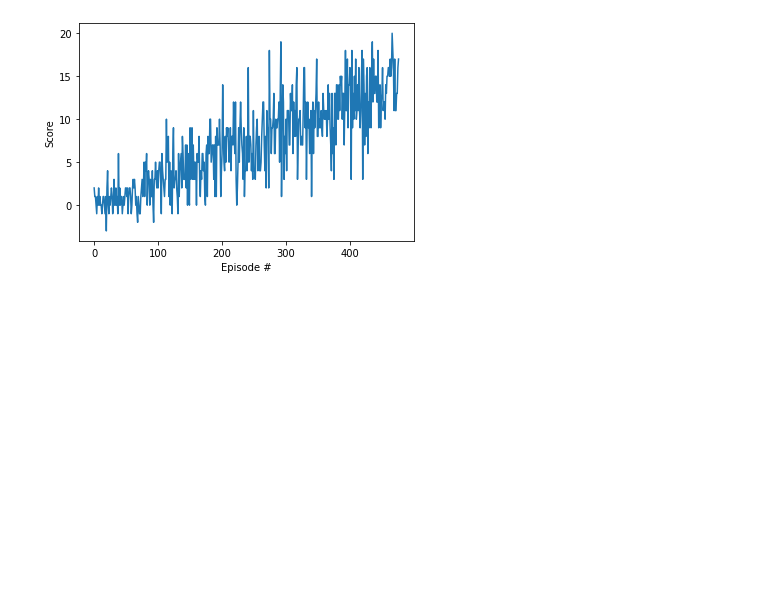
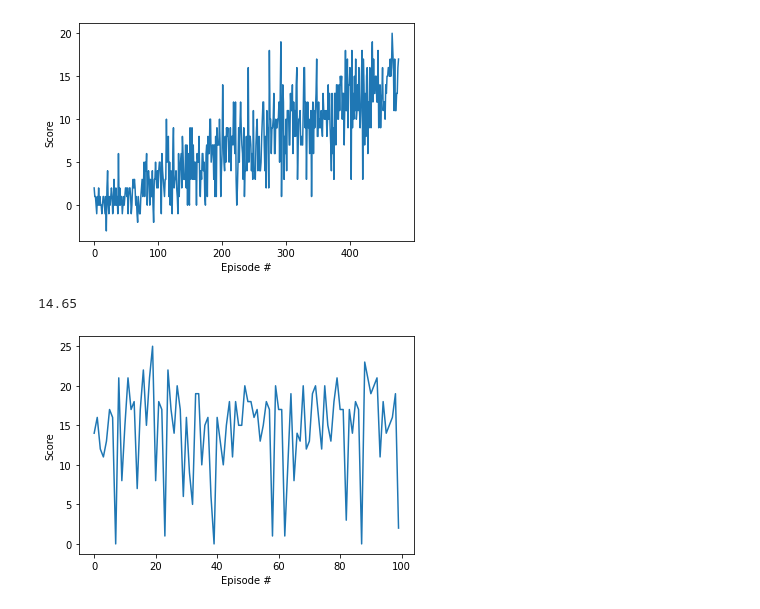
Before and after one commit to c-schrade/Udacity-Navigation-Project, a Jupyter notebook: Navigation.ipynb, the cells around one changed output. Cells and saved outputs as stored; diff of their text form; code cells hidden in the pictures; blank space fills up the shorter version.

Commit message:
feat: Test the trained agent
The trained agent is tested in the Banana environment and the scores,
that are achieved in every episodes, are plotted.

```diff
--- a/Navigation.ipynb
+++ b/Navigation.ipynb
@@ -403,3 +403,41 @@ plt.xlabel('Episode #')
 plt.show()
 # %% [output]
 [figure]
+# %%
+# Test the trained agent for 100 episodes
+scores = []
+for i in range(100):
+    env_info = env.reset(train_mode=False)[brain_name]
+    state = env_info.vector_observations[0]
+    total_reward = 0
+    while True:
+        state = torch.from_numpy(state).float().unsqueeze(0).to(device)
+        agent.qnetwork_local.eval()
+        with torch.no_grad():
+            action_values = agent.qnetwork_local(state)
+        action = np.argmax(action_values.cpu().data.numpy())
+        env_info = env.step(action)[brain_name]
+        next_state = env_info.vector_observations[0]
+        reward = env_info.rewards[0]
+        done = env_info.local_done[0]
+        total_reward += reward
+        state = next_state
+        if done:
+            break
+    scores.append(total_reward)
+
+
+# Average score
+
+print(np.mean(np.array(scores)))
+
+# Plot the test scores
+fig = plt.figure()
+ax = fig.add_subplot(111)
+plt.plot(np.arange(len(scores)), scores)
+plt.ylabel('Score')
+plt.xlabel('Episode #')
+plt.show()
+# %% [output]
+14.65
+[figure, added]
```
